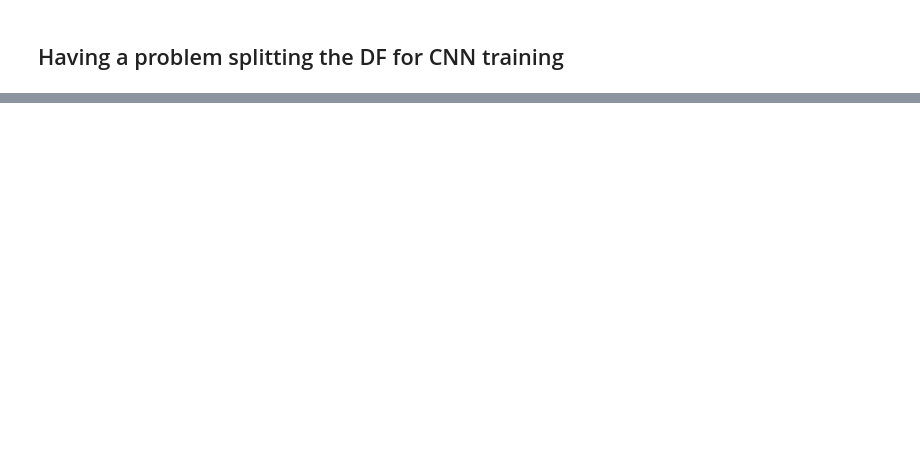
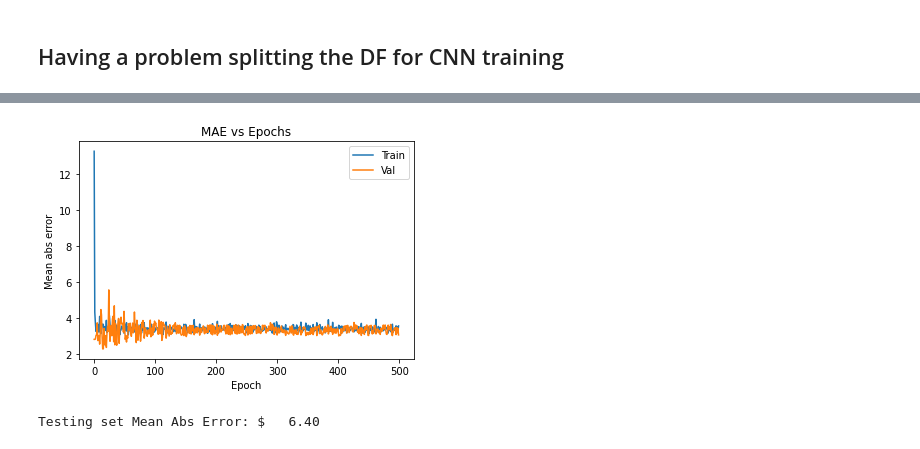
Before and after one commit to nicholasproietti/LGM, a Jupyter notebook: LC_FFT_CNN.ipynb, the cells around one changed output, grey strips where cells are left out. Drawn from its saved outputs; the diff is of its cells as text; code cells hidden in the pictures; blank space fills up the shorter version.

```diff
--- a/LC_FFT_CNN.ipynb
+++ b/LC_FFT_CNN.ipynb
@@ -189,32 +227,33 @@ df = pd.DataFrame(df)
 # %% [markdown]
 ## Having a problem splitting the DF for CNN training
 # %%
-X, y = df['Flux'], df['Radius']
+# X, y = df['Flux'].to_numpy(np.float32), df['Radius'].to_numpy(np.float32)
+
+X, y = flux, KOI_first_100['koi_prad'].to_numpy(np.float64)
 
 X_train, X_test, y_train, y_test = train_test_split(X, y, test_size=0.2, random_state=1)
 
-X_train, X_val, y_train, y_val = train_test_split(X_train, y_train, test_size=0.25, random_state=1) # 0.25 x 0.8 = 0.2
+#X_train, X_val, y_train, y_val = train_test_split(X_train, y_train, test_size=0.25, random_state=1) # 0.25 x 0.8 = 0.2
 
-X_train, X_test, y_train, y_test, X_val, y_val = np.array(X_train), np.array(X_test), np.array(y_train), np.array(y_test), np.array(X_val), np.array(y_val)
+# X_train, X_test, y_train, y_test, X_val, y_val = np.array(X_train), np.array(X_test), np.array(y_train), np.array(y_test), np.array(X_val), np.array(y_val)
 # %%
-import tensorflow as tf
-from tensorflow import keras
 def plot_history(history):
   plt.figure()
   plt.xlabel('Epoch')
-  plt.ylabel('Mean abs error [1000$]')
+  plt.ylabel('Mean abs error')
   plt.plot(history.epoch, np.array(history.history['mae']),
            label='Train')
   plt.plot(history.epoch, np.array(history.history['val_mae']),
            label='Val')
+  plt.title('MAE vs Epochs')
   plt.legend()
-  plt.yliim([0, max(history.history['val_mae'])])
+  #plt.ylim([0, max(history.history['val_mae'])])
 
 def plot_prediction(test_labels, test_predictions):
   plt.figure()
   plt.scatter(test_labels, test_predictions)
-  plt.xlabel('True Values [1000$]')
-  plt.ylabel('Predictions [1000$]')
+  plt.xlabel('True Values')
+  plt.ylabel('Predictions')
   plt.axis('equal')
   plt.xlim(plt.xlim())
   plt.ylim(plt.ylim())
@@ -223,12 +262,12 @@ def plot_prediction(test_labels, test_predictions):
   plt.figure()
   error = test_predictions - test_labels
   plt.hist(error, bins = 50)
-  plt.xlabel('Prediction Error [1000$]')
+  plt.xlabel('Prediction Error')
   _ = plt.ylabel('Count')
 # %%
 def build_model():
   model = keras.Sequential([
-      keras.layers.Input(shape=X_train.shape),
+      keras.layers.Input(shape=X_train.shape[1]),
       keras.layers.Dense(64, activation=tf.nn.relu),
       keras.layers.Dense(64, activation=tf.nn.relu),
       keras.layers.Dense(1)
@@ -241,7 +280,6 @@ def build_model():
                 metrics=['mae'])
   return model
 
-
 model = build_model()
 model.summary()
 # %% [output]
@@ -268,0 +324,9 @@ ValueError: ignored
+# %%
+plot_history(history)
+# %% [output]
+[figure, added]
+# %%
+[loss, mae] = model.evaluate(X_test, y_test, verbose=0)
+print("Testing set Mean Abs Error: ${:7.2f}".format(mae))
+# %% [output]
+Testing set Mean Abs Error: $   6.40
```
Also changed, not shown: parts of 14 cells of this notebook.
